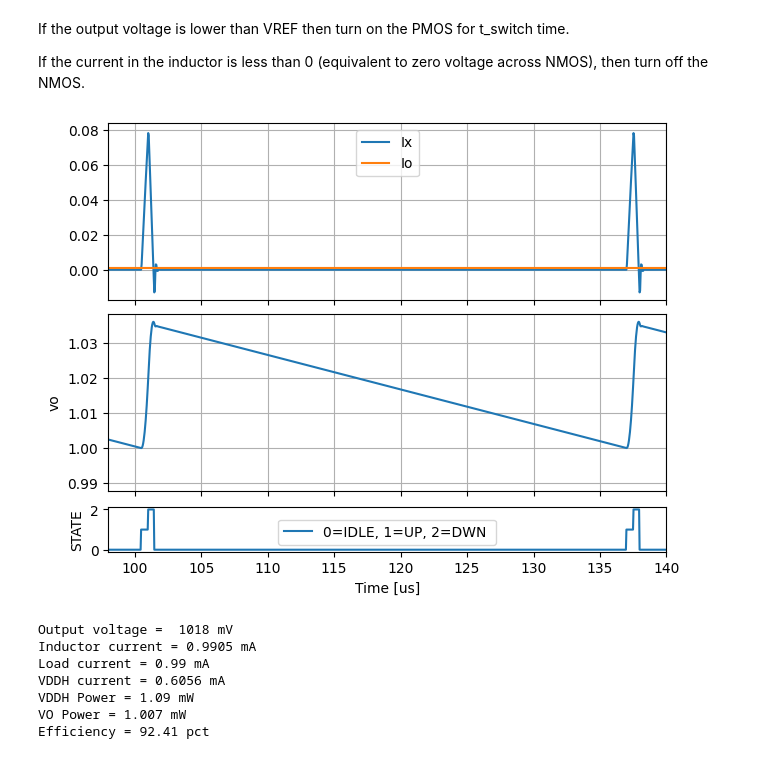
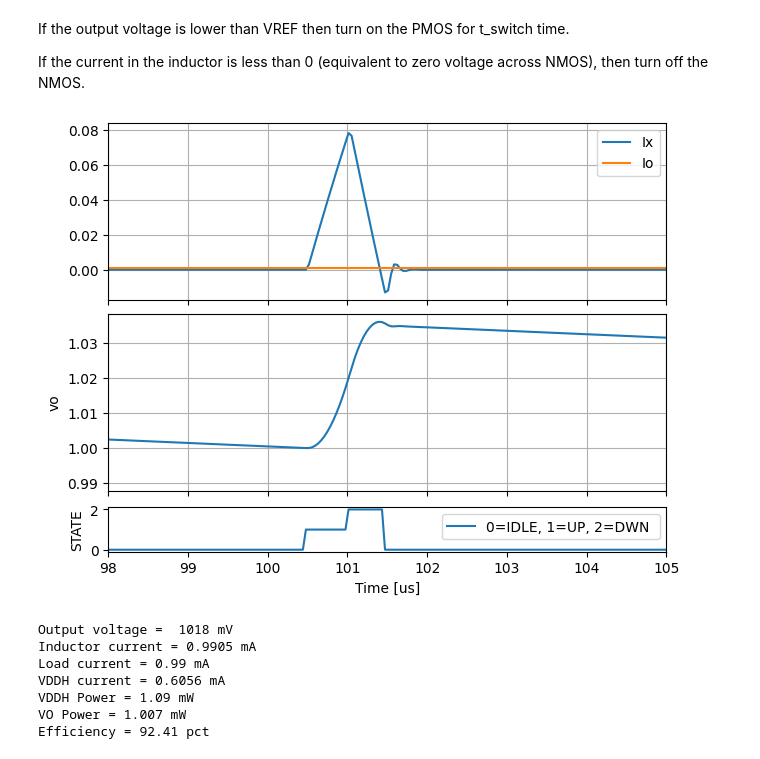
Before and after one commit to wulffern/aic2024, a Jupyter notebook: jupyter/buck_pfm.ipynb, the cells around one changed output. Drawn from its saved outputs; the diff is of its cells as text; code cells hidden in the pictures.

```diff
--- a/jupyter/buck_pfm.ipynb
+++ b/jupyter/buck_pfm.ipynb
@@ -82,29 +82,29 @@ for i in range(1,N):
 # %%
 import matplotlib.pyplot as plt
 fig, (ax0,ax1,ax2) = plt.subplots(nrows=3, ncols=1, constrained_layout=True,sharex=True,gridspec_kw={'height_ratios':[4,4,1]})
 
 ax0.plot(t/u,ix,label="Ix")
 ax0.plot(t/u,io,label="Io")
 ax0.legend()
 ax0.grid('both')
 plt.xlabel("Time [us]")
 ax1.grid('both')
 ax1.plot(t/u,vo)
 ax1.set_ylabel("vo")
 ax2.plot(t/u,vstate,label="0=IDLE, 1=UP, 2=DWN ")
 plt.legend()
 plt.ylabel("STATE")
 
 
 #ax0.set_ylim(-0.06,0.06)
 #ax1.set_ylim(0.987,0.990)
-plt.xlim(98,140)
+plt.xlim(98,105)
 
 
 plt.xlabel("Time [us]")
 plt.savefig("../media/l07_buck_pfm_fig_save.pdf")
 # %% [output]
-[figure, old version]
+[figure, new version]
 # %%
 vo_avg = np.mean(vo[int(N/2):])
 ix_avg = np.mean(ix[int(N/2):])
```
Also changed, not shown: 4 other files.
